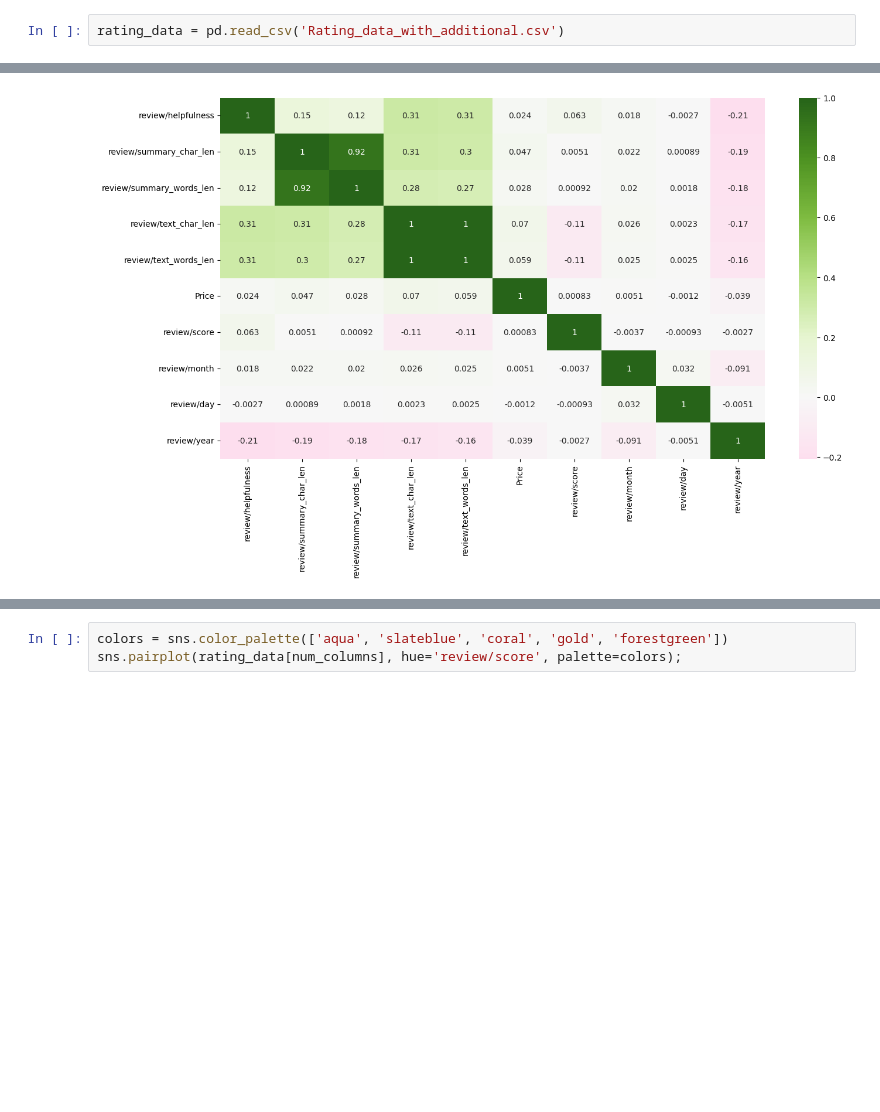
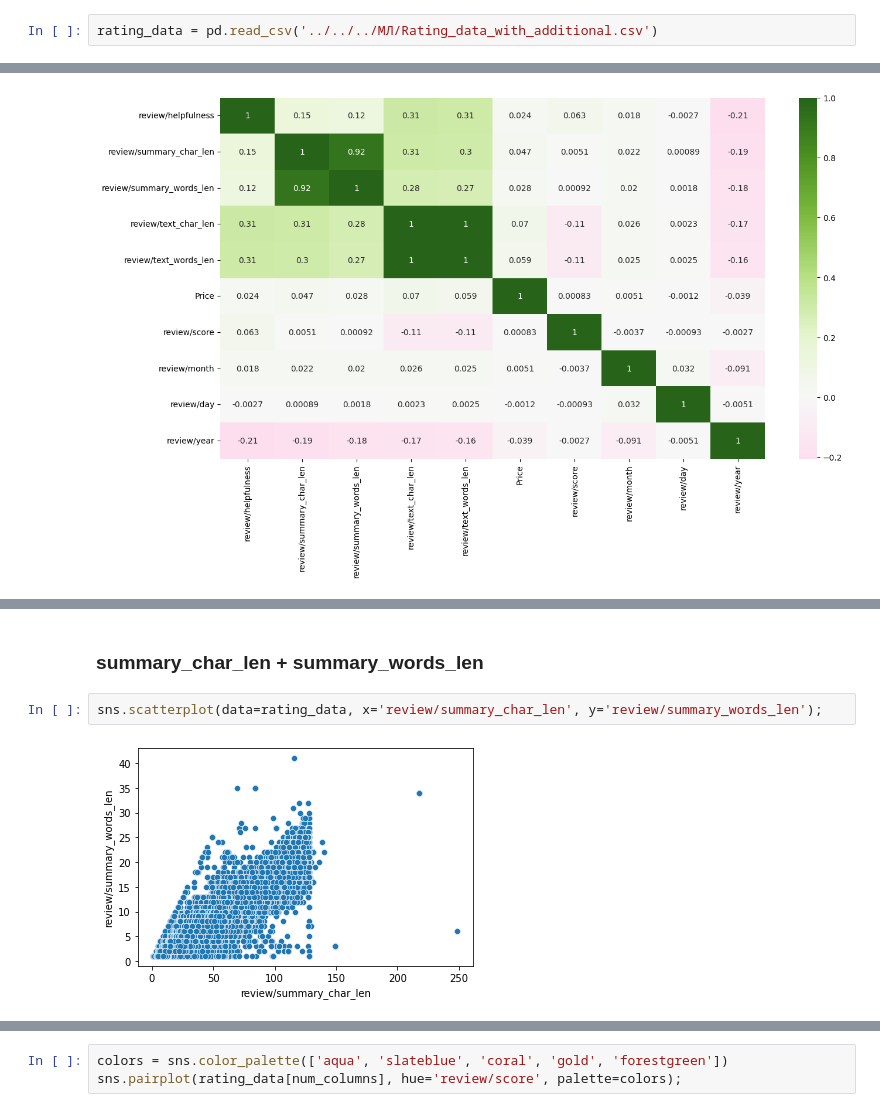
Before and after one commit to LeonSysprog/BookReviews, a Jupyter notebook: ml.ipynb, the cells around one changed output, grey strips where cells are left out. Saved outputs shown, nothing was run; the diff lists cells and outputs as text; blank space fills up the shorter version.

```diff
--- a/ml.ipynb
+++ b/ml.ipynb
@@ -23,2 +25,2 @@ books_data = pd.read_csv('books_data.csv')
 # %%
-rating_data = pd.read_csv('Rating_data_with_additional.csv')
+rating_data = pd.read_csv('../../../МЛ/Rating_data_with_additional.csv')
@@ -930,0 +951,6 @@ sns.heatmap(corr_matrix_num_cat_target, cmap="PiYG", annot=True, center=0);
+# %% [markdown]
+### summary_char_len + summary_words_len
+# %%
+sns.scatterplot(data=rating_data, x='review/summary_char_len', y='review/summary_words_len');
+# %% [output]
+[figure, added]
```
Also changed, not shown: parts of 24 cells of this notebook.
